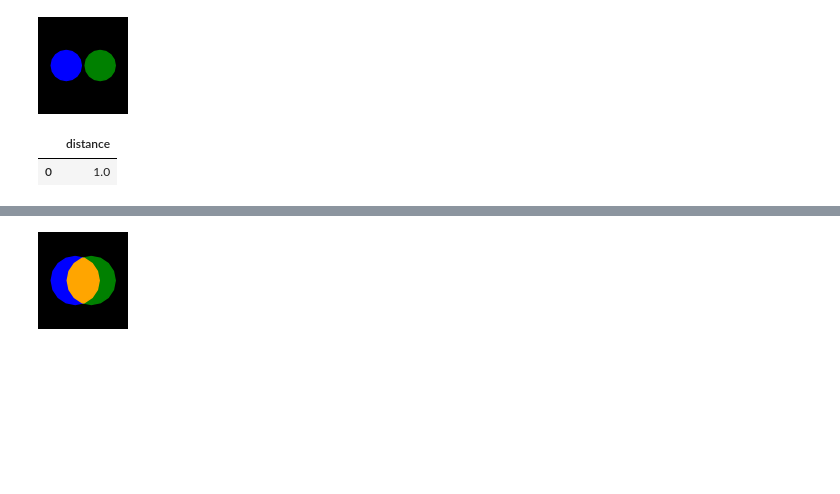
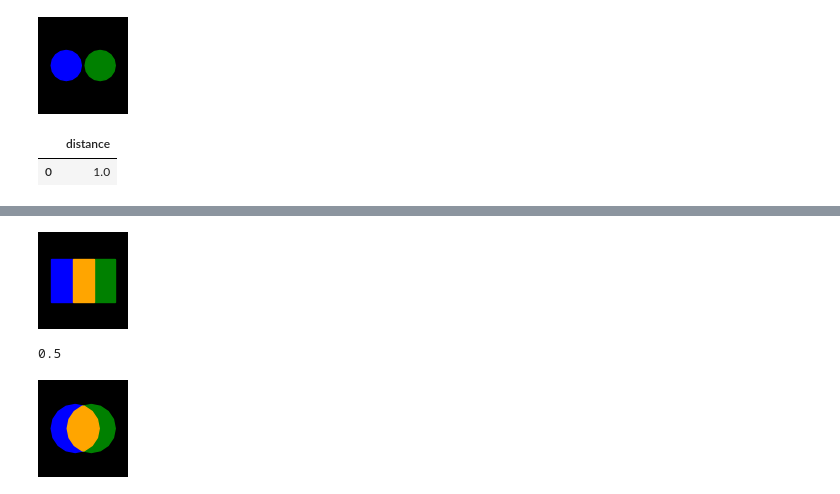
Before and after one commit to GregSal/StructureRelations, a Jupyter notebook: src/ContourMetricTests.ipynb, the cells around one changed output, grey strips where cells are left out. Drawn from its saved outputs; the diff is of its cells as text; code cells hidden in the pictures; blank space fills up the shorter version.

```diff
--- a/src/ContourMetricTests.ipynb
+++ b/src/ContourMetricTests.ipynb
@@ -512,40 +516,41 @@ distances(a, b, relation)
 # %%
-def related_areas(poly_a: StructureSlice, poly_b: StructureSlice)->pd.DataFrame:
+def related_areas(poly_a: StructureSlice,
+                  poly_b: StructureSlice)->pd.DataFrame:
     area_list = []
     # Compare all polygons on the same slice
     for polygon_a, polygon_b in product(poly_a.contour.geoms,
                                         poly_b.contour.geoms):
         overlap_region = shapely.intersection(polygon_a, polygon_b)
-        area_dict = {'overlap_area': overlap_region.area,
-                     'area_a': polygon_a.area,
-                     'area_b': polygon_b.area}
+        area_dict = {'overlap': overlap_region.area,
+                     'poly_a': polygon_a.area,
+                     'poly_b': polygon_b.area}
         area_list.append(area_dict)
     if area_list:
         return pd.DataFrame(area_list)
     return pd.DataFrame()
 # %%
-def area_ratio(poly_a: StructureSlice, poly_b: StructureSlice,
-                  relation: RelationshipType,
-                  precision: int = PRECISION)->pd.DataFrame:
+def volume_ratio(poly_a: StructureSlice, poly_b: StructureSlice,
+                 relation: RelationshipType,
+                 precision: int = PRECISION)->pd.DataFrame:
 
-    def average_area_ratio(areas: pd.DataFrame,
-                           precision: int = PRECISION)->pd.DataFrame:
-        total_areas = areas.apply(sum)
-        average_area = (total_areas.area_a + total_areas.area_b) / 2.0
-        ratio = total_areas.overlap_area / average_area
+    def average_volume_ratio(areas: pd.DataFrame,
+                             precision: int = PRECISION)->pd.DataFrame:
+        total_volume = areas.apply(sum)
+        average_volume = (total_volume.poly_a + total_volume.poly_b) / 2.0
+        ratio = total_volume.overlap / average_volume
         rounded_ratio = round(ratio, precision)
         return rounded_ratio
 
     def larger_area_ratio(areas: pd.DataFrame,
                           precision: int = PRECISION)->pd.DataFrame:
         total_areas = areas.apply(sum)
-        ratio = total_areas.overlap_area / total_areas.area_a
+        ratio = total_areas.overlap / total_areas.poly_a
         rounded_ratio = round(ratio, precision)
         return rounded_ratio
 
     areas = related_areas(poly_a, poly_b)
     if relation == RelationshipType.OVERLAPS:
-        ratio = average_area_ratio(areas, precision)
+        ratio = average_volume_ratio(areas, precision)
     elif relation == RelationshipType.PARTITION:
         ratio = larger_area_ratio(areas, precision)
     else:
@@ -567,10 +572,16 @@ have some but not all points in common.
 <img src="Images/Relationships/archipelago contains simple.png" alt="Ring Overlaps Simple">
 </td></tr></table>
 # %%
+def overlaps_box_example():
+    box4 = shapely.Polygon(box_points(4))
+    box4_offset = shapely.Polygon(box_points(4, offset_x=2))
+    a = StructureSlice([box4])
+    b = StructureSlice([box4_offset])
+    return a, b
+
 def overlaps_simple_example():
     circle6 = shapely.Polygon(circle_points(3))
     circle6_offset = shapely.Polygon(circle_points(3, offset_x=2))
-    box4_offset = shapely.Polygon(box_points(4, offset_x=2))
 
     a = StructureSlice([circle6])
     b = StructureSlice([circle6_offset])
@@ -611,6 +622,15 @@ def overlaps_archipelago_simple_example():
     a = StructureSlice([circle6, circle4, circle2])
     b = StructureSlice([circle4])
     return a, b
+# %%
+a, b = overlaps_box_example()
+ax = plot_ab(a.contour, b.contour)
+relation_binary = relate(a,b)
+relation = identify_relation(relation_binary)
+print(volume_ratio(a, b, relation, PRECISION))
+# %% [output]
+[figure, added]
+0.5
 # %%
 a, b = overlaps_simple_example()
 ax = plot_ab(a.contour, b.contour)
```
Also changed, not shown: parts of 24 cells of this notebook, 1 other file.
